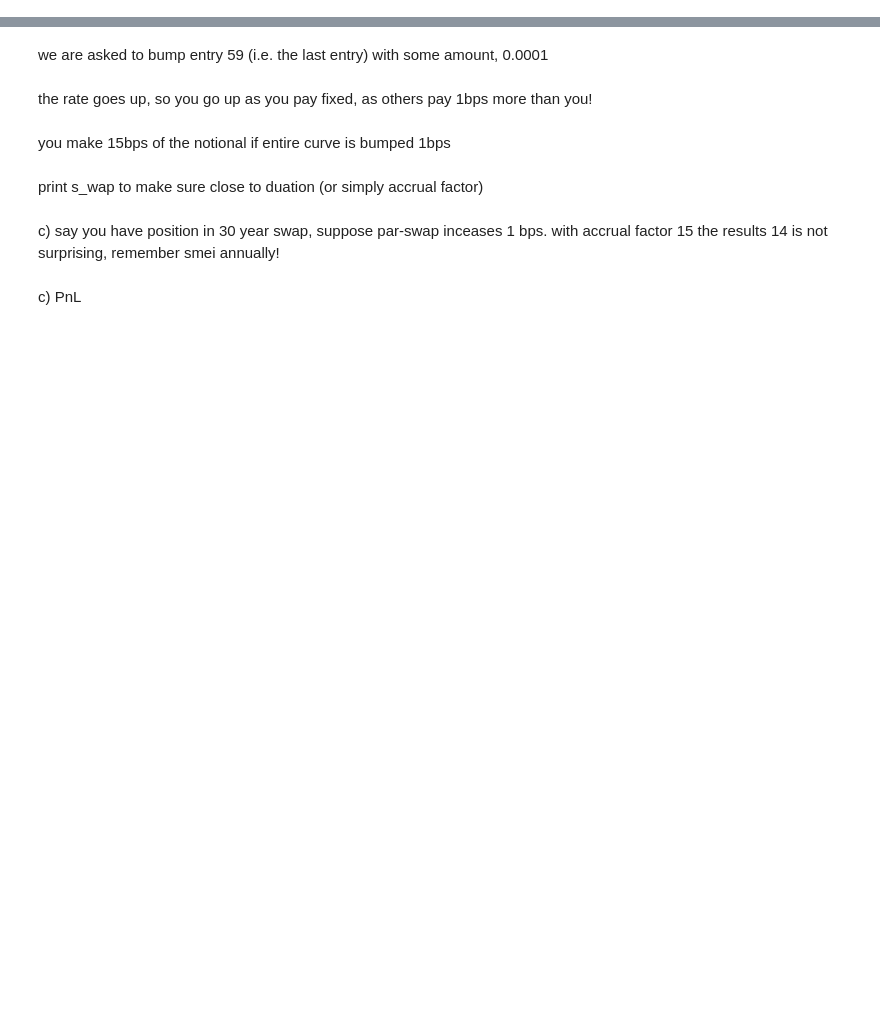
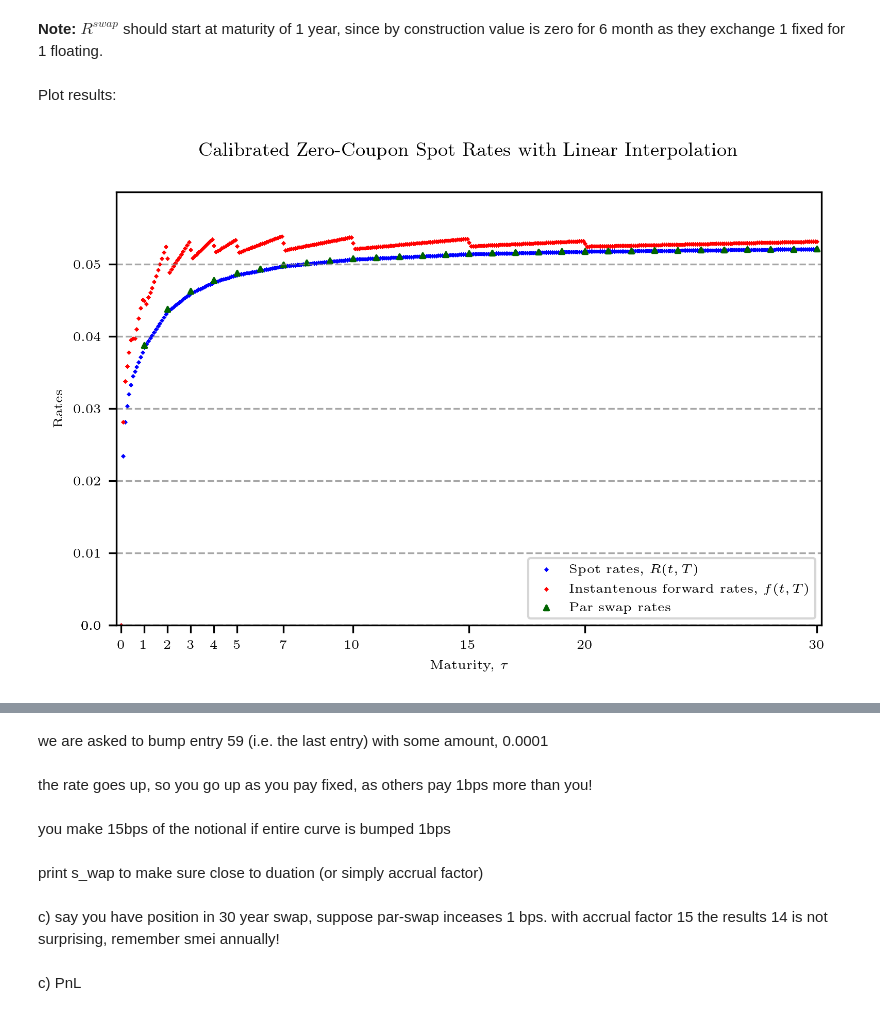
Before and after one commit to HansChristianPOLIT/Fixed-Income-Derivatives, a Jupyter notebook: Curvefitting.ipynb, the cells around one changed output, grey strips where cells are left out. Drawn from its saved outputs; the diff is of its cells as text; code cells hidden in the pictures; blank space fills up the shorter version.

```diff
--- a/Curvefitting.ipynb
+++ b/Curvefitting.ipynb
@@ -80,0 +123,2 @@ the paraswap rats are smack on top of spot rates.
+# %%
+ZCB_price_inter_lin, R_inter_lin, f_inter_lin, tau_inter_lin = fid.zcb_curve_interpolate(tau_fit_lin,R_fit_lin,interpolation_options = {"method": "linear"},resolution = 1)
@@ -80,0 +144,41 @@ the paraswap rats are smack on top of spot rates.
+# %% [markdown]
+**Note:** $R^{swap}$ should start at maturity of 1 year, since by construction value is zero for 6 month as they exchange 1 fixed for 1 floating.
+# %%
+# par swap rate "curve"
+T_swap_lin = np.array([i for i in range(1, 31)])
+S_swap_lin = np.zeros(len(T_swap_lin)) # allocate memory for accrual factor
+R_swap_lin = np.zeros(len(T_swap_lin)) # allocate memory for par swap rate
+
+for i, maturity in enumerate(T_swap_lin):
+    S_swap_lin[i] = fid.zcb_to_accrual_factor(0,T_swap_lin[i], "semiannual", tau_inter_lin,ZCB_price_inter_lin)
+    R_swap_lin[i] = fid.zcb_to_par_swap_rate(0,T_swap_lin[i],"semiannual", tau_inter_lin,ZCB_price_inter_lin) # first entry is begining but we could let it be forward starting swap,
+# %% [markdown]
+Plot results:
+# %%
+fig = plt.figure(constrained_layout=False, dpi = 300, figsize = (6,4))   #
+fig.suptitle(f"Calibrated Zero-Coupon Spot Rates with Linear Interpolation", fontsize = 9)
+gs = fig.add_gridspec(nrows=1,ncols=1,left=0.12,bottom=0.2,right=0.88,top=0.90,wspace=0,hspace=0)
+ax = fig.add_subplot(gs[0,0])
+
+xticks = [0,1,2,3,4,5,7,10,15,20,30]
+ax.set_xticks(xticks)
+ax.set_xticklabels(xticks,fontsize = 6)
+ax.set_xlim([xticks[0]-0.2,xticks[-1]+0.2])
+plt.xlabel(f"Maturity, $\\tau$",fontsize = 6)
+ax.set_yticks([0,0.01,0.02,0.03,0.04,0.05,0.0])
+ax.set_yticklabels([0,0.01,0.02,0.03,0.04,0.05,0.0],fontsize = 6)
+ax.set_ylim([0,0.06])
+ax.set_ylabel(f"Rates",fontsize = 6)
+ax.grid(axis='y', linestyle='--', color='grey', alpha=0.7)
+
+
+p1 = ax.scatter(tau_inter_lin, R_inter_lin, s=1, color = 'blue', marker = "x",label="Spot rates, $R(t,T)$")
+p2 = ax.scatter(tau_inter_lin, f_inter_lin, s=1, color = 'red', marker = "x",label="Instantenous forward rates, $f(t,T)$")
+p3 = ax.scatter(range(1,31), R_swap_lin, s=5, color = 'darkgreen', marker = "^", label="Par swap rates")
+
+plots = [p1,p2,p3]
+labels = [item.get_label() for item in plots]
+ax.legend(plots,labels,loc="lower right",fontsize = 6)
+plt.show()
+# %% [output]
+[figure, added]
```
Also changed, not shown: parts of 58 cells of this notebook, 5 other files.
